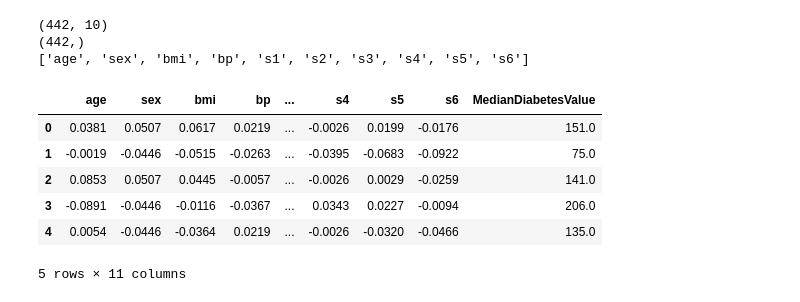
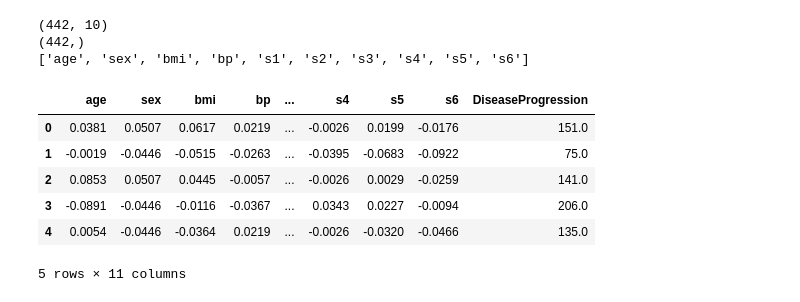
Before and after one commit to TimePeaclock/Machine-Learning, a Jupyter notebook: week2/peacock-week2.ipynb, the cells around one changed output. Saved outputs shown, nothing was run; the diff lists cells and outputs as text; code cells hidden in the pictures.

```diff
--- a/week2/peacock-week2.ipynb
+++ b/week2/peacock-week2.ipynb
@@ -38,11 +38,11 @@ pd.set_option('display.max_columns', 9)
 pd.set_option('display.width', None)
 # %%
 diabetes_df = pd.DataFrame(diabetes.data, columns=diabetes.feature_names)
-diabetes_df['MedianDiabetesValue'] = pd.Series(diabetes.target)
+diabetes_df['DiseaseProgression'] = pd.Series(diabetes.target)
 
 diabetes_df.head(5)
 # %% [output]
-|  | age | sex | bmi | bp | ... | s4 | s5 | s6 | MedianDiabetesValue |
+|  | age | sex | bmi | bp | ... | s4 | s5 | s6 | DiseaseProgression |
 | 0 | 0.0381 | 0.0507 | 0.0617 | 0.0219 | ... | -0.0026 | 0.0199 | -0.0176 | 151.0 |
 | 1 | -0.0019 | -0.0446 | -0.0515 | -0.0263 | ... | -0.0395 | -0.0683 | -0.0922 | 75.0 |
 | 2 | 0.0853 | 0.0507 | 0.0445 | -0.0057 | ... | -0.0026 | 0.0029 | -0.0259 | 141.0 |
```
Also changed, not shown: parts of 9 cells of this notebook.
